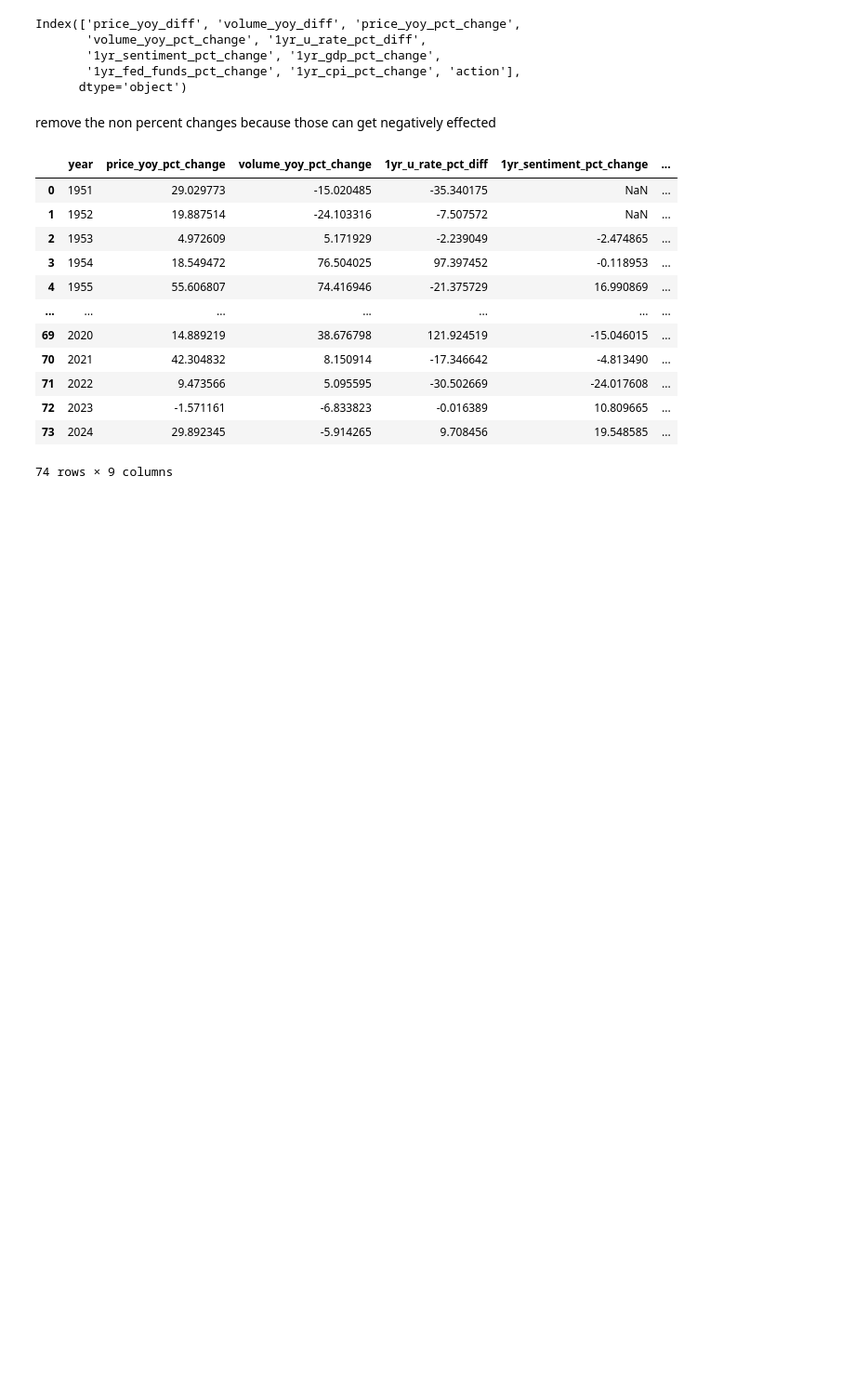
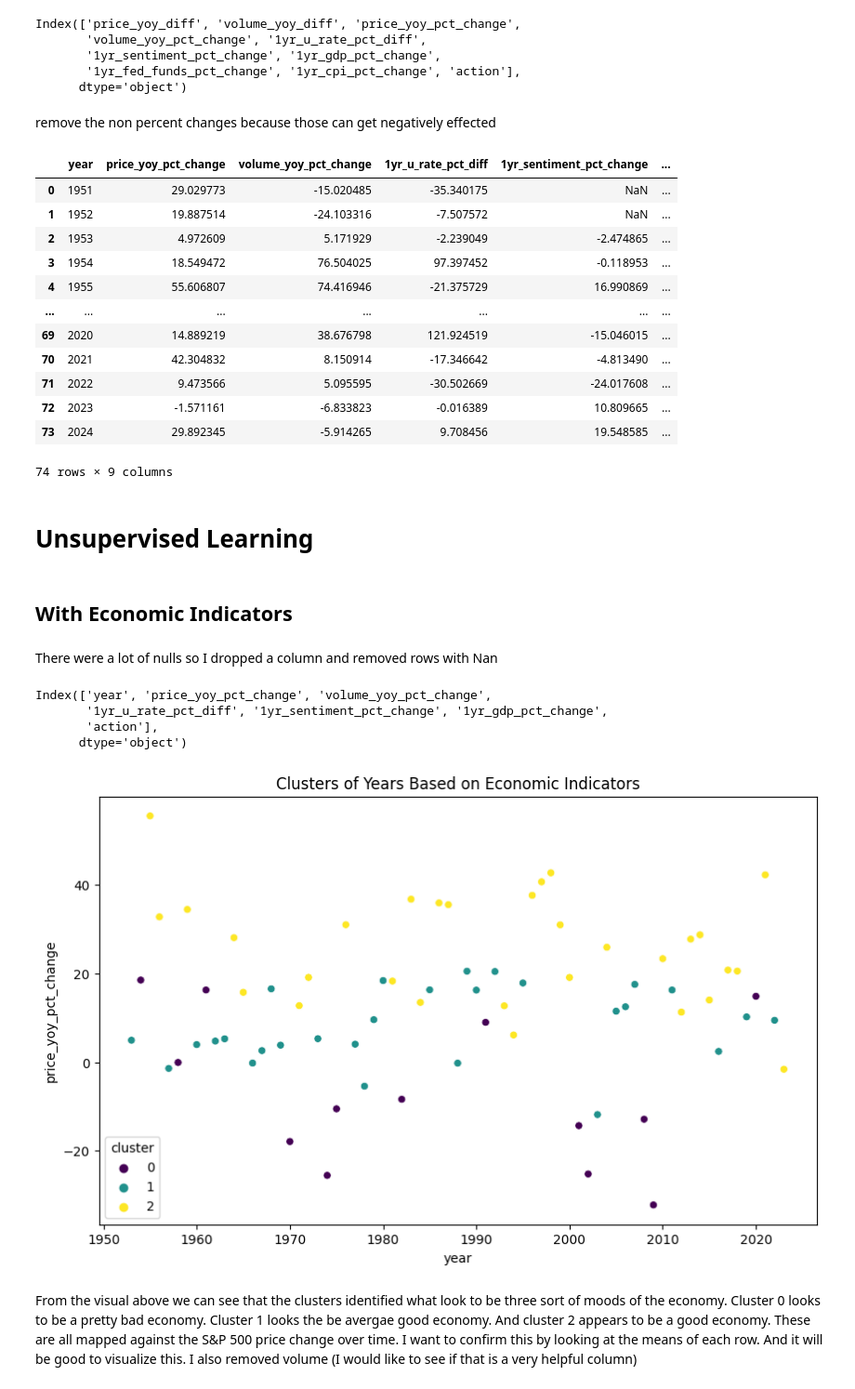
Before and after one commit to calvinraab/ML_Algorithmic_Trading, a Jupyter notebook: model_building.ipynb, the cells around one changed output. Shown at 93% size. Saved outputs shown, nothing was run; the diff lists cells and outputs as text; code cells hidden in the pictures; blank space fills up the shorter version.

Commit message:
Adding of unsupervised learning portion

```diff
--- a/model_building.ipynb
+++ b/model_building.ipynb
@@ -309,3 +295,47 @@ final_year_modeling_data
 | 72 | 2023 | -1.571161 | -6.833823 | -0.016389 | 10.809665 | ... |
 | 73 | 2024 | 29.892345 | -5.914265 | 9.708456 | 19.548585 | ... |
 74 rows × 9 columns
+# %% [markdown]
+# Unsupervised Learning
+# %% [markdown]
+## With Economic Indicators
+# %% [markdown]
+There were a lot of nulls so I dropped a column and removed rows with Nan
+# %%
+unsupervised_economic_data_for_modeling = final_year_modeling_data[['year', 'price_yoy_pct_change', 'volume_yoy_pct_change',
+       '1yr_u_rate_pct_diff', '1yr_sentiment_pct_change', '1yr_gdp_pct_change', 'action']]
+unsupervised_economic_data_for_modeling = unsupervised_economic_data_for_modeling.dropna()
+unsupervised_economic_data_for_modeling.columns
+# %% [output]
+Index(['year', 'price_yoy_pct_change', 'volume_yoy_pct_change',
+       '1yr_u_rate_pct_diff', '1yr_sentiment_pct_change', '1yr_gdp_pct_change',
+       'action'],
+      dtype='object')
+# %%
+import pandas as pd
+from sklearn.preprocessing import StandardScaler
+from sklearn.cluster import KMeans
+import matplotlib.pyplot as plt
+import seaborn as sns
+
+# Preprocess the data by scaling
+features = ['price_yoy_pct_change', '1yr_u_rate_pct_diff',
+            '1yr_sentiment_pct_change', '1yr_gdp_pct_change']
+
+# Standardize the features
+scaler = StandardScaler()
+scaled_features = scaler.fit_transform(unsupervised_economic_data_for_modeling[features])
+
+# Apply K-Means clustering
+kmeans = KMeans(n_clusters=3, random_state=5)  # Adjust the number of clusters as needed
+unsupervised_economic_data_for_modeling['cluster'] = kmeans.fit_predict(scaled_features)
+
+# Visualize the clusters
+plt.figure(figsize=(10, 6))
+sns.scatterplot(x='year', y='price_yoy_pct_change', hue='cluster', data=unsupervised_economic_data_for_modeling, palette='viridis')
+plt.title('Clusters of Years Based on Economic Indicators')
+plt.show()
+# %% [output]
+[figure, added]
+# %% [markdown]
+From the visual above we can see that the clusters identified what look to be three sort of moods of the economy. Cluster 0 looks to be a pretty bad economy. Cluster 1 looks the be avergae good economy. And cluster 2 appears to be a good economy. These are all mapped against the S&P 500 price change over time. I want to confirm this by looking at the means of each row. And it will be good to visualize this. I also removed volume (I would like to see if that is a very helpful column)
```
Also changed, not shown: parts of 9 cells of this notebook, 1 other file.
